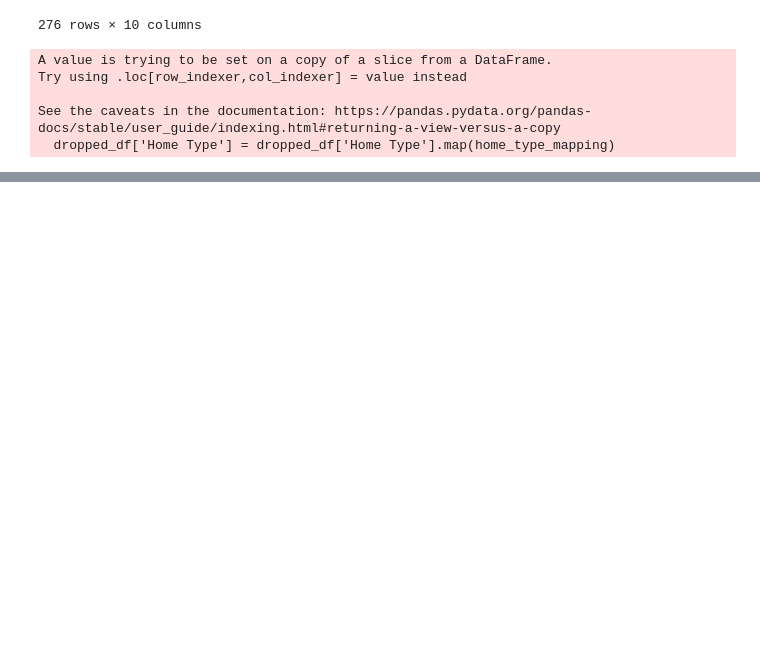
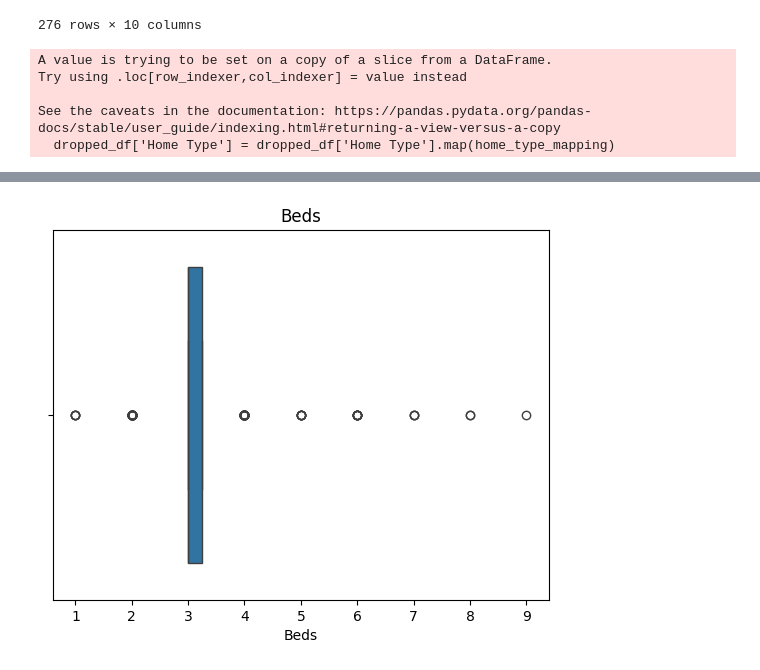
Before and after one commit to abiTheProgrammer/housing-rec-system, a Jupyter notebook: notebooks/eda.ipynb, the cells around one changed output, grey strips where cells are left out. Cells and saved outputs as stored; diff of their text form; code cells hidden in the pictures; blank space fills up the shorter version.

```diff
--- a/notebooks/eda.ipynb
+++ b/notebooks/eda.ipynb
@@ -340,0 +347,6 @@ Matplotlib is building the font cache; this may take a moment.
+# %%
+sns.boxplot(x = dropped_df["Beds"])
+plt.title("Beds")
+plt.show()
+# %% [output]
+[figure, added]
```
Also changed, not shown: parts of 5 cells of this notebook.
